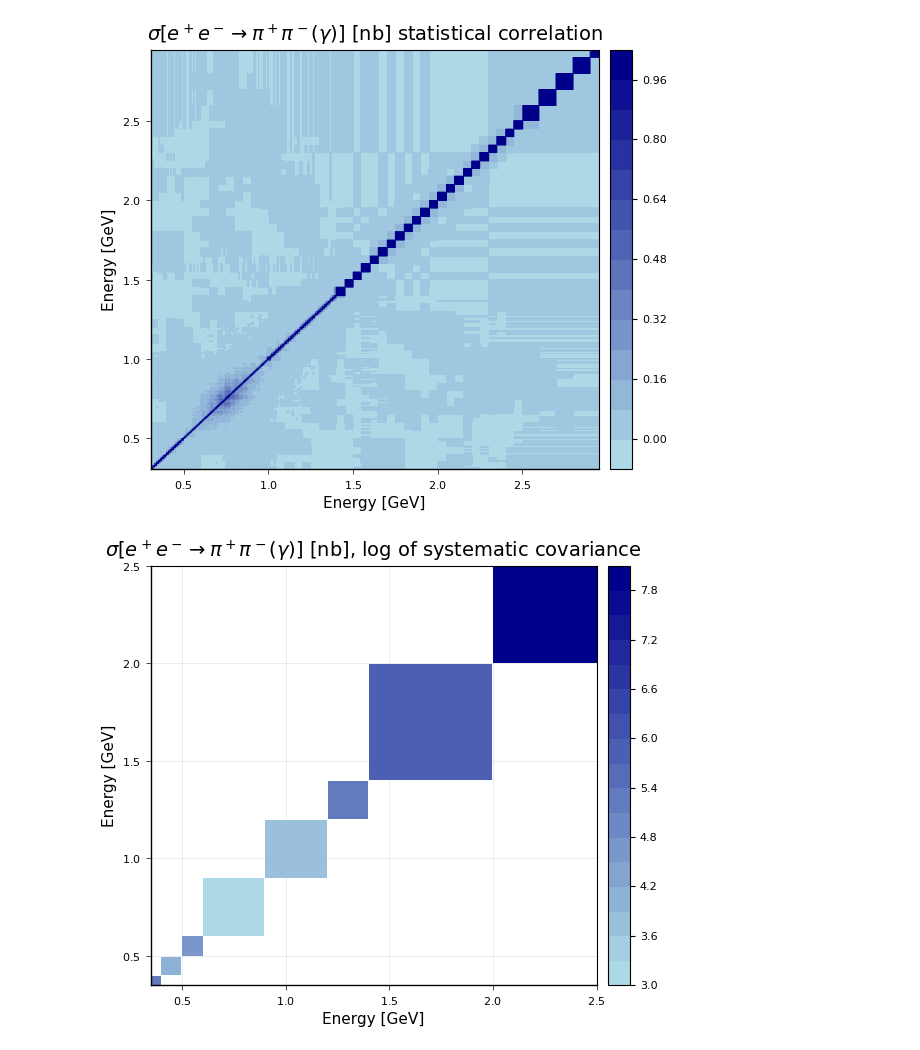
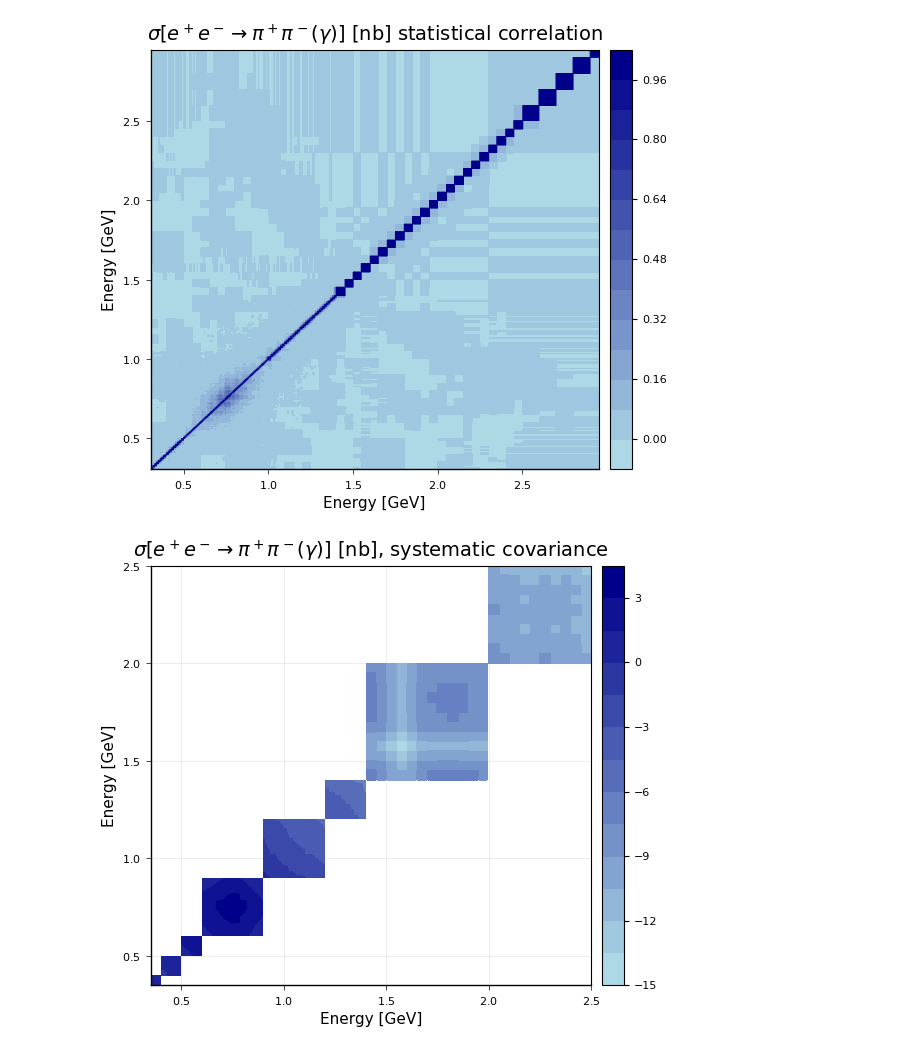
Before and after one commit to precision-sm/precision-sm.github.io, a Jupyter notebook: posts/strong-2020-jun20.ipynb, the cells around one changed output. Cells and saved outputs as stored; diff of their text form; code cells hidden in the pictures.

```diff
--- a/posts/strong-2020-jun20.ipynb
+++ b/posts/strong-2020-jun20.ipynb
@@ -213,6 +213,11 @@ findbin (generic function with 1 method)
 ##
 ## add systematic uncertainty to cross-section DF
 ##
+
+function val(E)
+  row = findbin(E, df.E_l, df.E_h)
+  ifelse(isnothing(row), missing, df.sigma_val[row])
+end
 
 ##--- get syst covariance as function of two energies: non-zero only for diagonal elements
 function syst_cov(E_x, E_y)
@@ -222,7 +227,8 @@ function syst_cov(E_x, E_y)
     return missing
   end
   if (row == col)
-    return df_syst[row, :unc]^2
+    ##--- uncertainty is quoted relative in permille
+    return val(E_x) * val(E_y) * (df_syst[row, :unc]/float(1000))^2
   else
     return float(0)
   end
@@ -245,7 +251,7 @@ end
 ##--- get syst unc for any energy, finding the correct systematic unc bin
 function syst_unc(E)
   row_match = findbin(E, df_syst.E_l, df_syst.E_h)
-  ifelse(isnothing(row_match), missing, df_syst[row_match, :unc])
+  ifelse(isnothing(row_match), missing, val(E)*df_syst[row_match, :unc]/float(1000))
 end
 
 ##
@@ -568,28 +574,28 @@ pl3 = @df df contourf(
 # %%
 ##
 ## plot systematic covariance contour plot
 ## there is no systematic covariance, just diagonal systematic uncertainties
 ##
 
 syst_cov_clims = @df df_syst identity( extrema_ext((syst_cov(Ex, Ey) for Ex in :E, Ey in :E), 0.2) )
 ## println("range of covariance values:", cov_clims)
 ## println("note: color legend is not accurate, does not match custom color limits ", syst_cov_clims)
 
 ##
 ## plot
 ##
 pl4 = @df df_syst contourf(
   ## :E, :E,
   range(extrema(:E)..., length=500),
   range(extrema(:E)..., length=500),
   (x, y) -> log(syst_cov(x, y)),
   ## clims = syst_cov_clims,
   color = :blues,
   ## levels = exp.(range(log.(extrema(df_syst.E))..., length=10)),
-  title=L"$\sigma[e^+e^- \rightarrow \pi^+\pi^-(\gamma)]$ [nb], log of systematic covariance",
+  title=L"$\sigma[e^+e^- \rightarrow \pi^+\pi^-(\gamma)]$ [nb], systematic covariance",
   xlabel="Energy [GeV]",
   ylabel="Energy [GeV]",
   size=(575, 500),
 )
 # %% [output]
-[figure, old version]
+[figure, new version]
```
Also changed, not shown: parts of 3 cells of this notebook.
